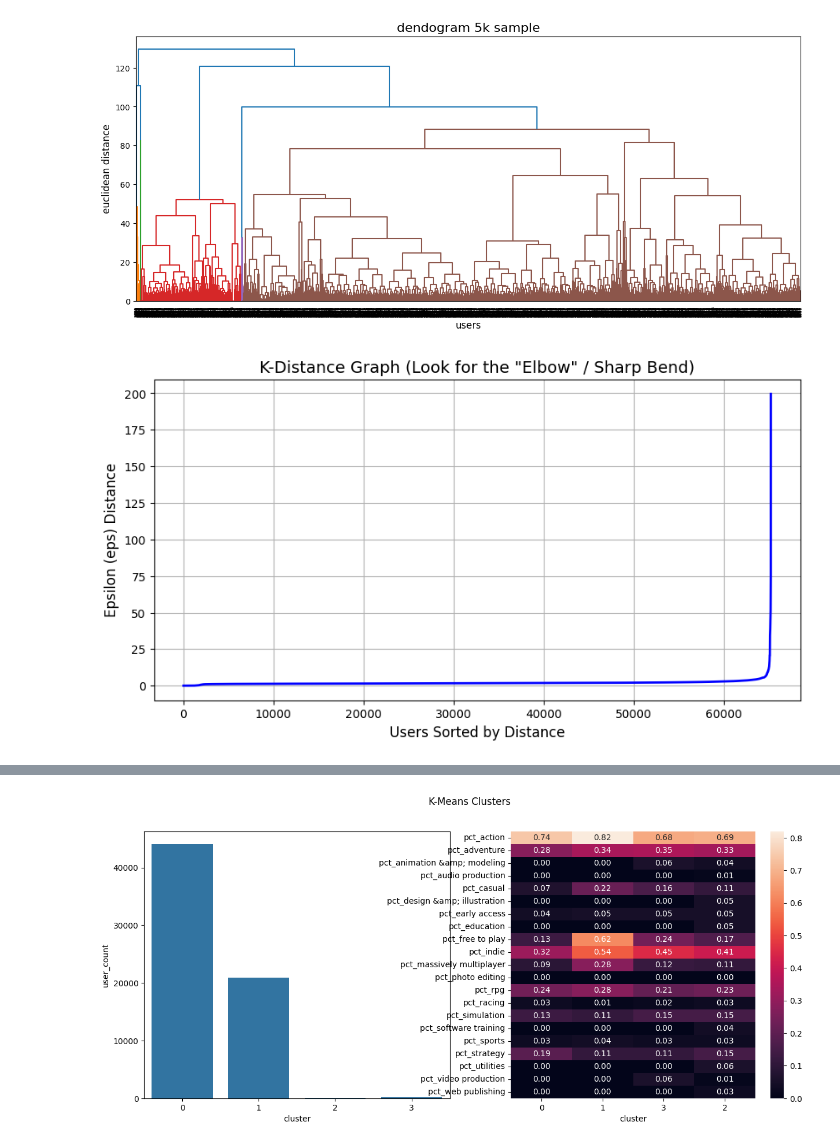
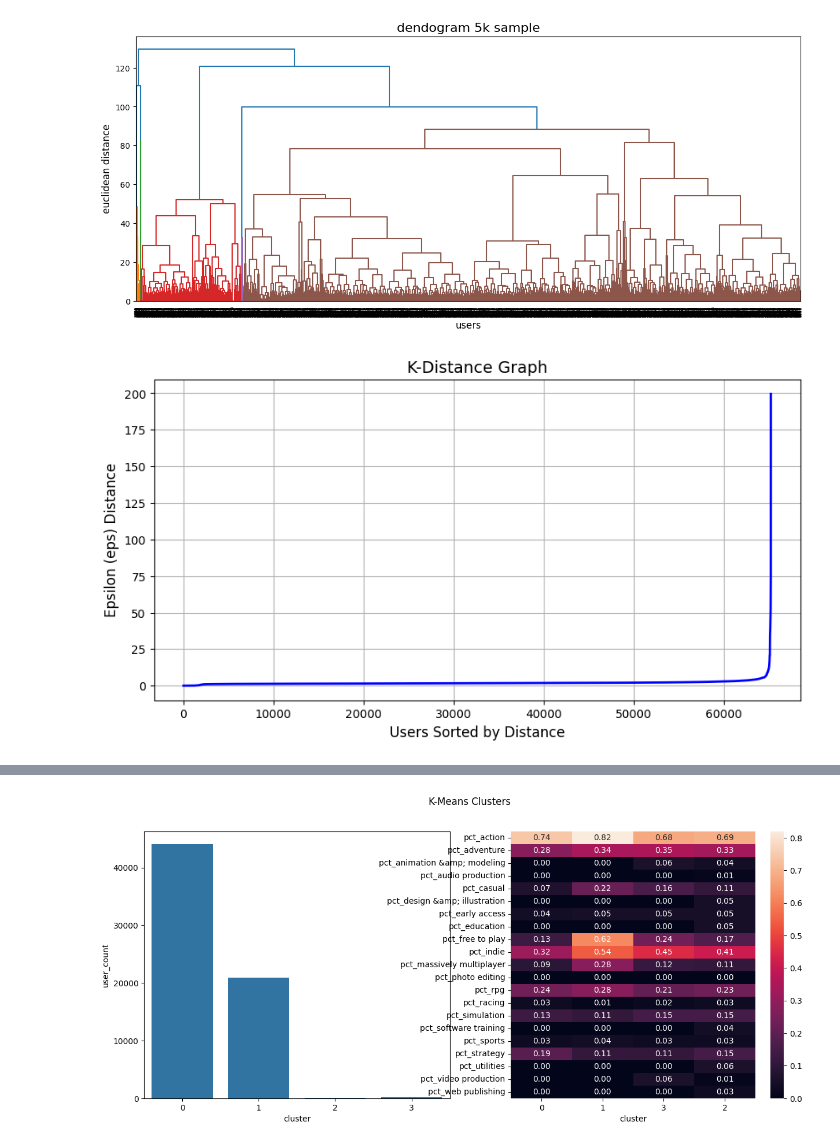
Before and after one commit to Lark01/Predictive-Basket-Analysis-and-Customer-Clustering-in-E-Commerce-Environments, a Jupyter notebook: Notebooks/Clustering Algorithms.ipynb, the cells around one changed output, grey strips where cells are left out. Drawn from its saved outputs; the diff is of its cells as text; code cells hidden in the pictures.

```diff
--- a/Notebooks/Clustering Algorithms.ipynb
+++ b/Notebooks/Clustering Algorithms.ipynb
@@ -123,19 +123,19 @@ plt.show()
 # %%
 neighbors = NearestNeighbors(n_neighbors=50)
 neighbors_fit = neighbors.fit(user_feat_x)
 distances, indices = neighbors_fit.kneighbors(user_feat_x)
 
 distances = np.sort(distances[:, 49], axis=0)
 
 plt.figure(figsize=(10, 5))
 plt.plot(distances, color='blue', linewidth=2)
-plt.title('K-Distance Graph (Look for the "Elbow" / Sharp Bend)', fontsize=14)
+plt.title('K-Distance Graph', fontsize=14)
 plt.xlabel('Users Sorted by Distance', fontsize=12)
 plt.ylabel('Epsilon (eps) Distance', fontsize=12)
 plt.grid(True)
 plt.show()
 # %% [output]
-[figure, old version]
+[figure, new version]
 # %%
 OPTIMAL_EPS = 3
 
```
Also changed, not shown: parts of 1 cell of this notebook.
